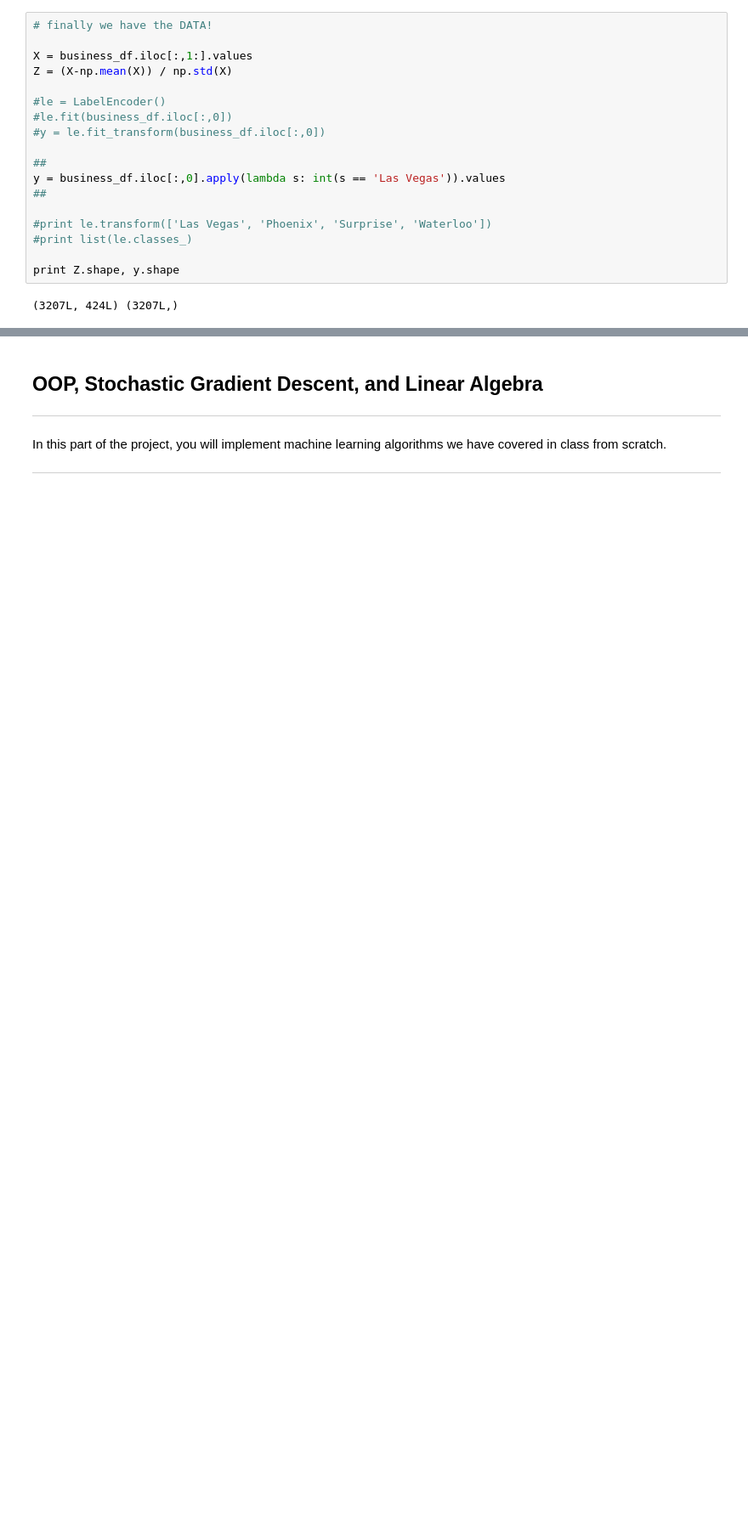
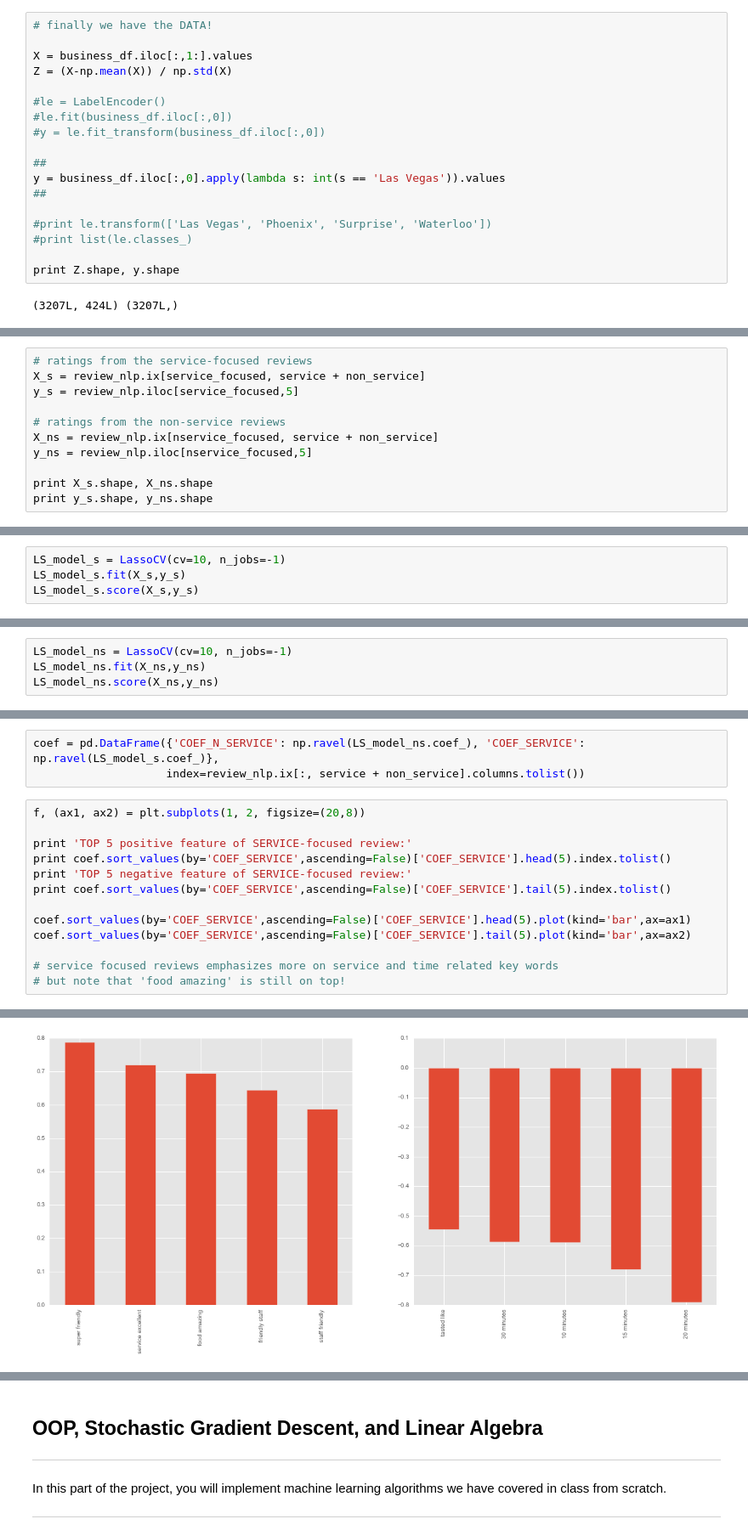
Before and after one commit to JC-Cheng/Data_Science, a Jupyter notebook: Projects/Project_4/project-4.ipynb, the cells around one changed output, grey strips where cells are left out. Shown at 85% size. Saved outputs shown, nothing was run; the diff lists cells and outputs as text; blank space fills up the shorter version.

```diff
--- a/Projects/Project_4/project-4.ipynb
+++ b/Projects/Project_4/project-4.ipynb
@@ -611,0 +675,11 @@ Yelp hypothesizes that this is, in fact, because different people tend to give t
+# %%
+# ratings from the service-focused reviews
+X_s = review_nlp.ix[service_focused, service + non_service]
+y_s = review_nlp.iloc[service_focused,5]
+
+# ratings from the non-service reviews
+X_ns = review_nlp.ix[nservice_focused, service + non_service]
+y_ns = review_nlp.iloc[nservice_focused,5]
+
+print X_s.shape, X_ns.shape
+print y_s.shape, y_ns.shape
@@ -611,0 +691,4 @@ Yelp hypothesizes that this is, in fact, because different people tend to give t
+# %%
+LS_model_s = LassoCV(cv=10, n_jobs=-1)
+LS_model_s.fit(X_s,y_s)
+LS_model_s.score(X_s,y_s)
@@ -611,0 +697,4 @@ Yelp hypothesizes that this is, in fact, because different people tend to give t
+# %%
+LS_model_ns = LassoCV(cv=10, n_jobs=-1)
+LS_model_ns.fit(X_ns,y_ns)
+LS_model_ns.score(X_ns,y_ns)
@@ -611,0 +711,17 @@ Yelp hypothesizes that this is, in fact, because different people tend to give t
+# %%
+coef = pd.DataFrame({'COEF_N_SERVICE': np.ravel(LS_model_ns.coef_), 'COEF_SERVICE': np.ravel(LS_model_s.coef_)},
+                    index=review_nlp.ix[:, service + non_service].columns.tolist())
+# %%
+f, (ax1, ax2) = plt.subplots(1, 2, figsize=(20,8))
+
+print 'TOP 5 positive feature of SERVICE-focused review:'
+print coef.sort_values(by='COEF_SERVICE',ascending=False)['COEF_SERVICE'].head(5).index.tolist()
+print 'TOP 5 negative feature of SERVICE-focused review:'
+print coef.sort_values(by='COEF_SERVICE',ascending=False)['COEF_SERVICE'].tail(5).index.tolist()
+
+coef.sort_values(by='COEF_SERVICE',ascending=False)['COEF_SERVICE'].head(5).plot(kind='bar',ax=ax1)
+coef.sort_values(by='COEF_SERVICE',ascending=False)['COEF_SERVICE'].tail(5).plot(kind='bar',ax=ax2)
+
+# service focused reviews emphasizes more on service and time related key words
+# but note that 'food amazing' is still on top!
+# %% [output]
@@ -611,0 +733 @@ Yelp hypothesizes that this is, in fact, because different people tend to give t
+[figure, added]
```
Also changed, not shown: parts of 27 cells of this notebook.
